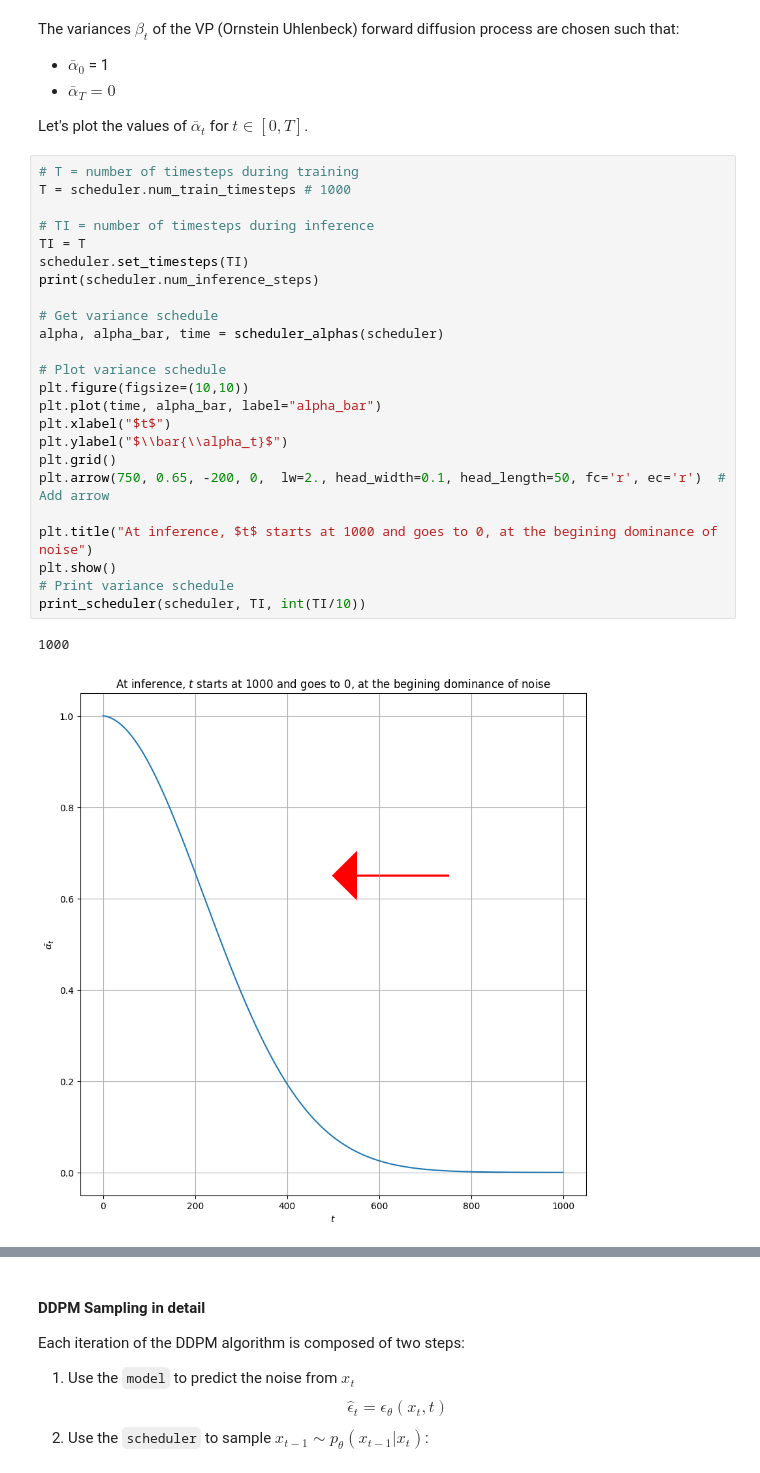
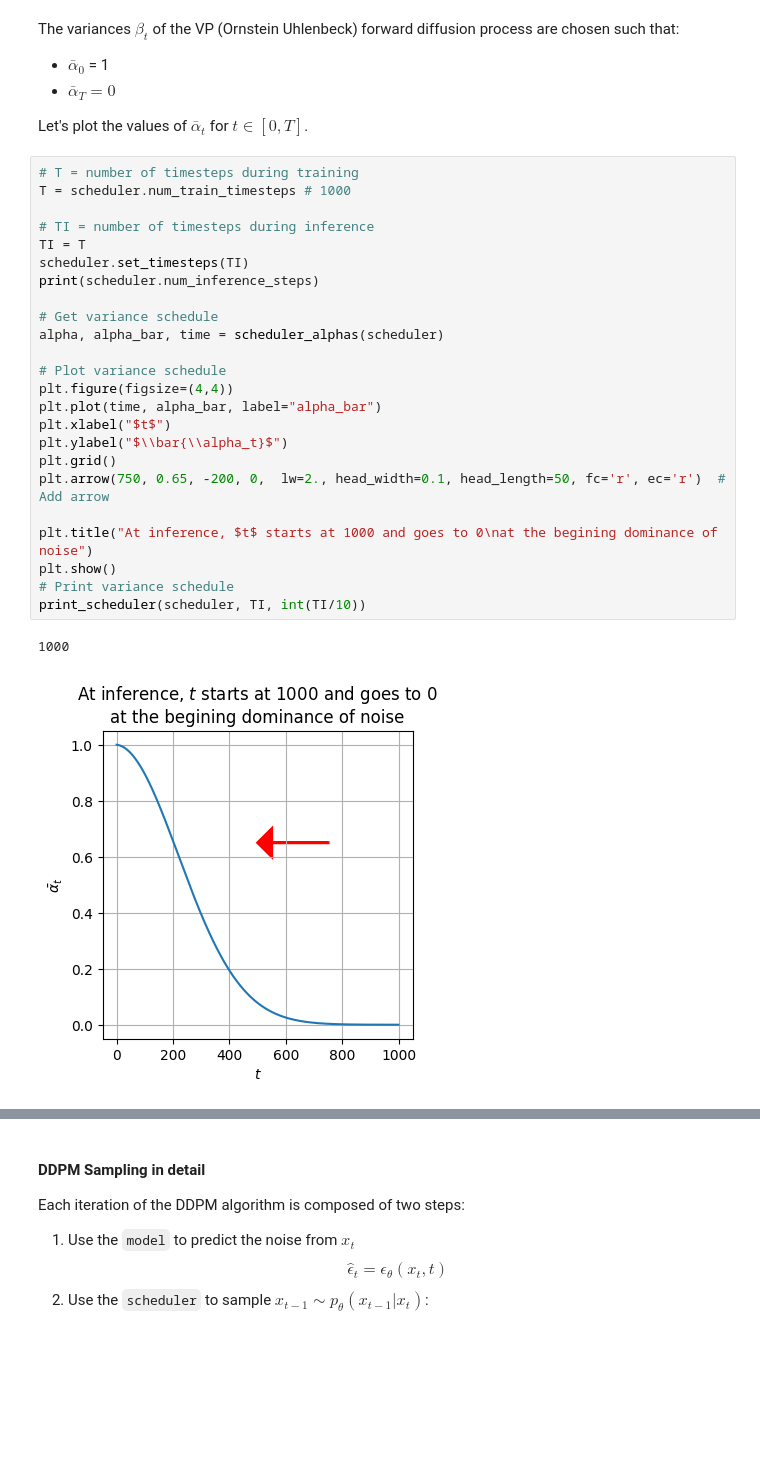
Before and after one commit to balthazarneveu/MVA24-delire, a Jupyter notebook: TP_3/TP-DM.ipynb, the cells around one changed output, grey strips where cells are left out. Cells and saved outputs as stored; diff of their text form; blank space fills up the shorter version.

```diff
--- a/TP_3/TP-DM.ipynb
+++ b/TP_3/TP-DM.ipynb
@@ -280,27 +268,27 @@ Let's plot the values of $\bar\alpha_t$ for $t \in [0, T]$.
 # %%
 # T = number of timesteps during training
 T = scheduler.num_train_timesteps # 1000
 
 # TI = number of timesteps during inference
 TI = T
 scheduler.set_timesteps(TI)
 print(scheduler.num_inference_steps)
 
 # Get variance schedule
 alpha, alpha_bar, time = scheduler_alphas(scheduler)
 
 # Plot variance schedule
-plt.figure(figsize=(10,10))
+plt.figure(figsize=(4,4))
 plt.plot(time, alpha_bar, label="alpha_bar")
 plt.xlabel("$t$")
 plt.ylabel("$\\bar{\\alpha_t}$")
 plt.grid()
 plt.arrow(750, 0.65, -200, 0,  lw=2., head_width=0.1, head_length=50, fc='r', ec='r')  # Add arrow
 
-plt.title("At inference, $t$ starts at 1000 and goes to 0, at the begining dominance of noise")
+plt.title("At inference, $t$ starts at 1000 and goes to 0\nat the begining dominance of noise")
 plt.show()
 # Print variance schedule
 print_scheduler(scheduler, TI, int(TI/10))
 # %% [output]
 1000
-[figure, old version]
+[figure, new version]
```
Also changed, not shown: parts of 21 cells of this notebook, 8 other files.
